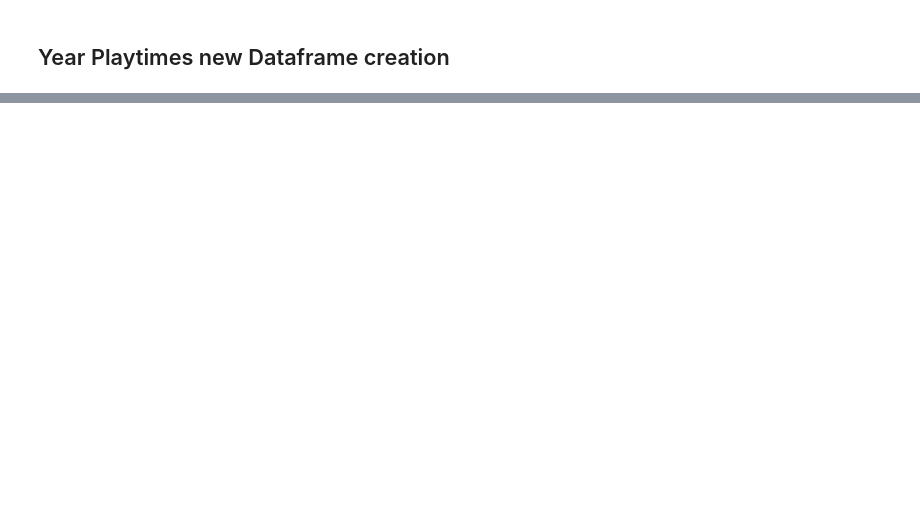
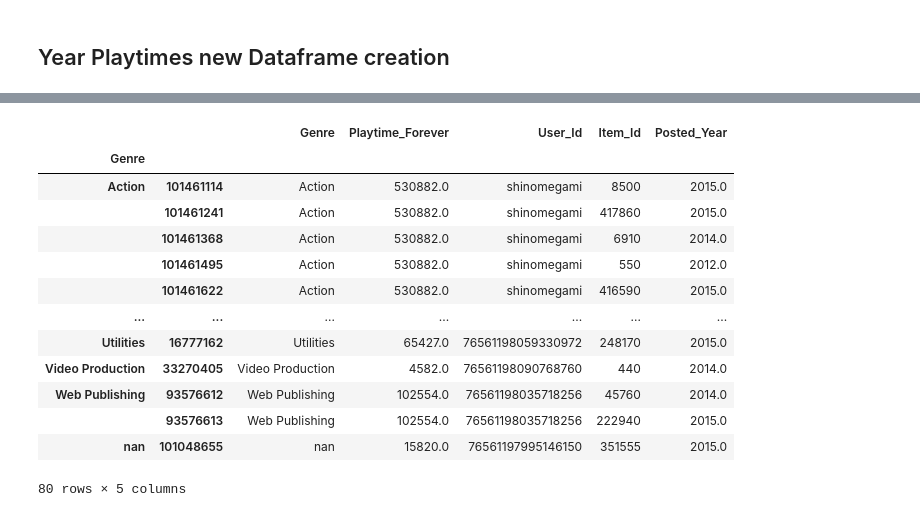
Before and after one commit to SaloLL/PI1_ML_OPS, a Jupyter notebook: ETL_SOJ_NBK.ipynb, the cells around one changed output, grey strips where cells are left out. Drawn from its saved outputs; the diff is of its cells as text; code cells hidden in the pictures; blank space fills up the shorter version.

Commit message:
Cambios antes de DEPLOY
Se hacen los cambios pre-deploy:
- Funciones 2
- ETL y GZIPS completos

```diff
--- a/ETL_SOJ_NBK.ipynb
+++ b/ETL_SOJ_NBK.ipynb
@@ -513,0 +1504,19 @@ df_user_rev.to_parquet('GZIP/dhours_per_year.gzip', compression='gzip')
+# %%
+max_playtime_user_genre = pd.read_parquet('GZIP/max_playtime_user_genre.gzip')
+# %%
+max_playtime_user_genre
+# %% [output]
+|  |  | Genre | Playtime_Forever | User_Id | Item_Id | Posted_Year |
+| Genre |  |  |  |  |  |  |
+| Action | 101461114 | Action | 530882.0 | shinomegami | 8500 | 2015.0 |
+|  | 101461241 | Action | 530882.0 | shinomegami | 417860 | 2015.0 |
+|  | 101461368 | Action | 530882.0 | shinomegami | 6910 | 2014.0 |
+|  | 101461495 | Action | 530882.0 | shinomegami | 550 | 2012.0 |
+|  | 101461622 | Action | 530882.0 | shinomegami | 416590 | 2015.0 |
+| ... | ... | ... | ... | ... | ... | ... |
+| Utilities | 16777162 | Utilities | 65427.0 | 76561198059330972 | 248170 | 2015.0 |
+| Video Production | 33270405 | Video Production | 4582.0 | 76561198090768760 | 440 | 2014.0 |
+| Web Publishing | 93576612 | Web Publishing | 102554.0 | 76561198035718256 | 45760 | 2014.0 |
+|  | 93576613 | Web Publishing | 102554.0 | 76561198035718256 | 222940 | 2015.0 |
+| nan | 101048655 | nan | 15820.0 | 76561197995146150 | 351555 | 2015.0 |
+80 rows × 5 columns
```
Also changed, not shown: parts of 109 cells of this notebook, 9 other files.
